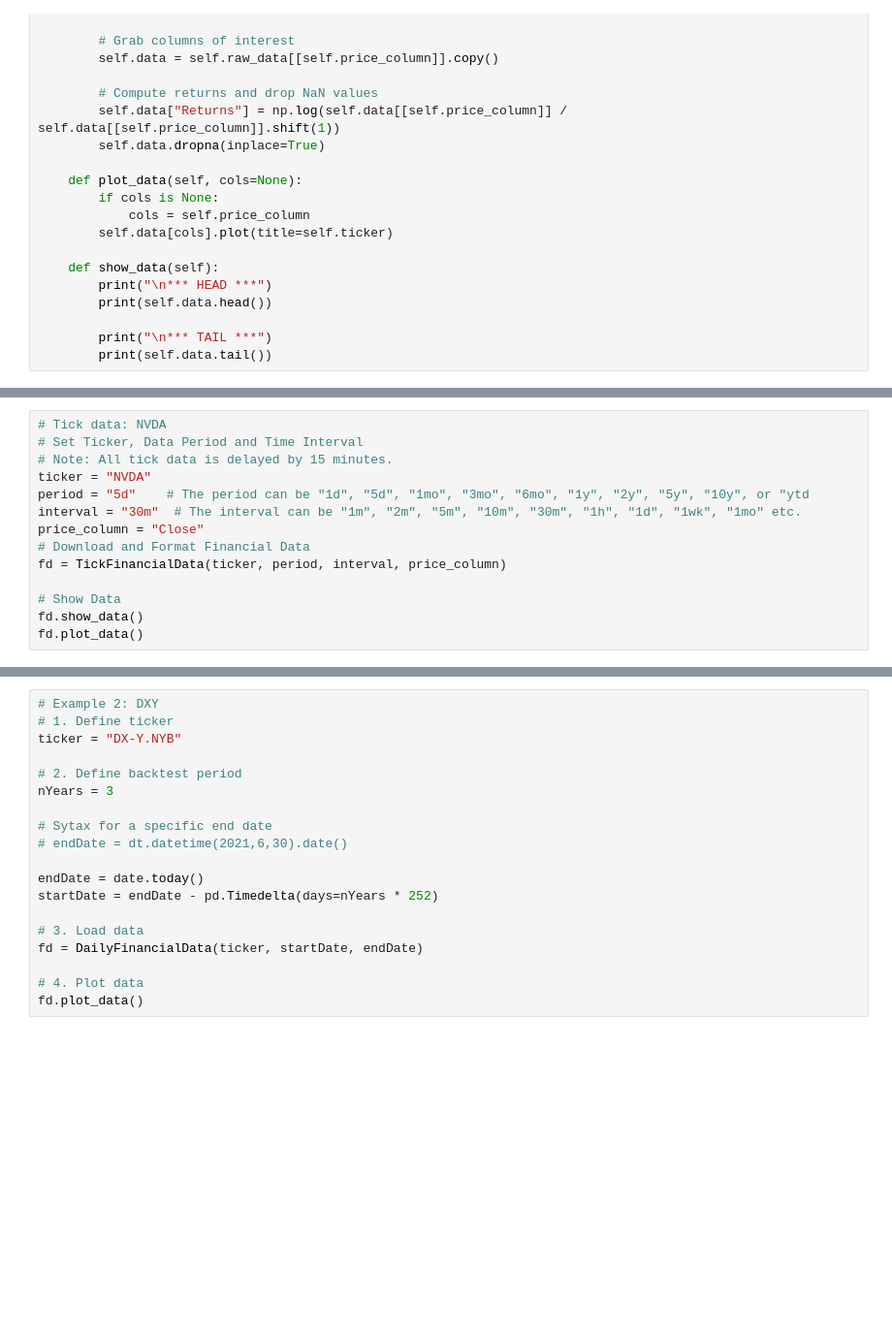
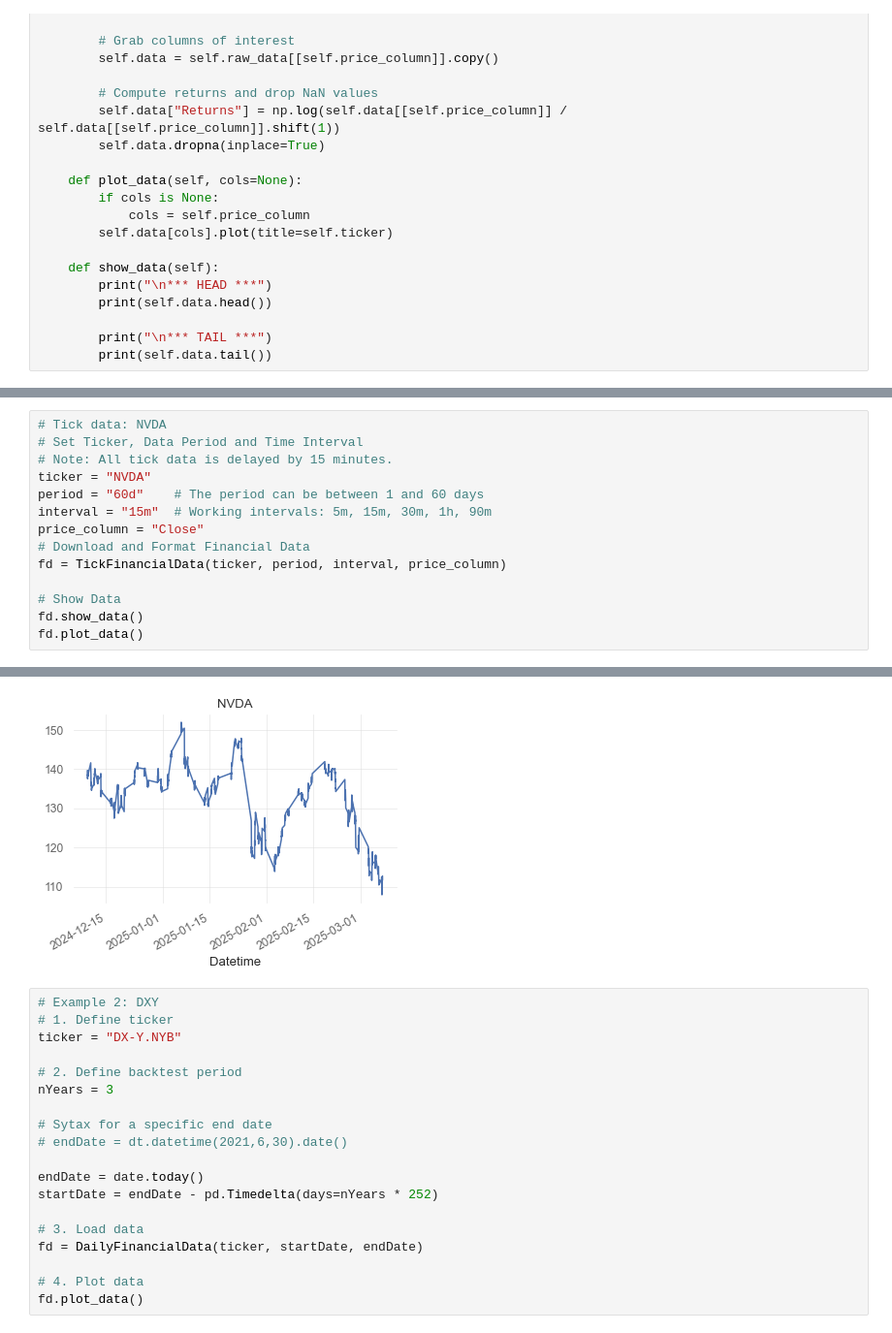
Before and after one commit to SH32x/DataMiningTradingAgent, a Jupyter notebook: DataBook.ipynb, the cells around one changed output, grey strips where cells are left out. Shown at 97% size. Cells and saved outputs as stored; diff of their text form; blank space fills up the shorter version.

```diff
--- a/DataBook.ipynb
+++ b/DataBook.ipynb
@@ -240,8 +451,8 @@ Date
 # Set Ticker, Data Period and Time Interval
 # Note: All tick data is delayed by 15 minutes.
 ticker = "NVDA"
-period = "5d"    # The period can be "1d", "5d", "1mo", "3mo", "6mo", "1y", "2y", "5y", "10y", or "ytd
-interval = "30m"  # The interval can be "1m", "2m", "5m", "10m", "30m", "1h", "1d", "1wk", "1mo" etc.
+period = "60d"    # The period can be between 1 and 60 days
+interval = "15m"  # Working intervals: 5m, 15m, 30m, 1h, 90m
 price_column = "Close"
 # Download and Format Financial Data
 fd = TickFinancialData(ticker, period, interval, price_column)
@@ -249,3 +460,4 @@ fd = TickFinancialData(ticker, period, interval, price_column)
 # Show Data
 fd.show_data()
 fd.plot_data()
+# %% [output]
@@ -252,3 +481,4 @@ fd.plot_data()
+[figure, added]
 # %%
 # Example 2: DXY
 # 1. Define ticker
```
Also changed, not shown: parts of 8 cells of this notebook, 1 other file.
